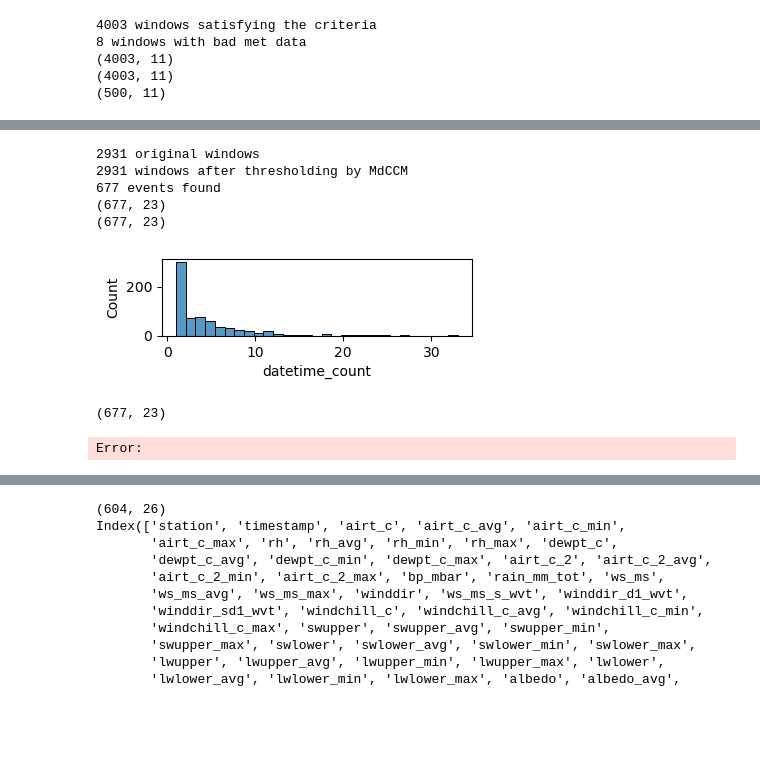
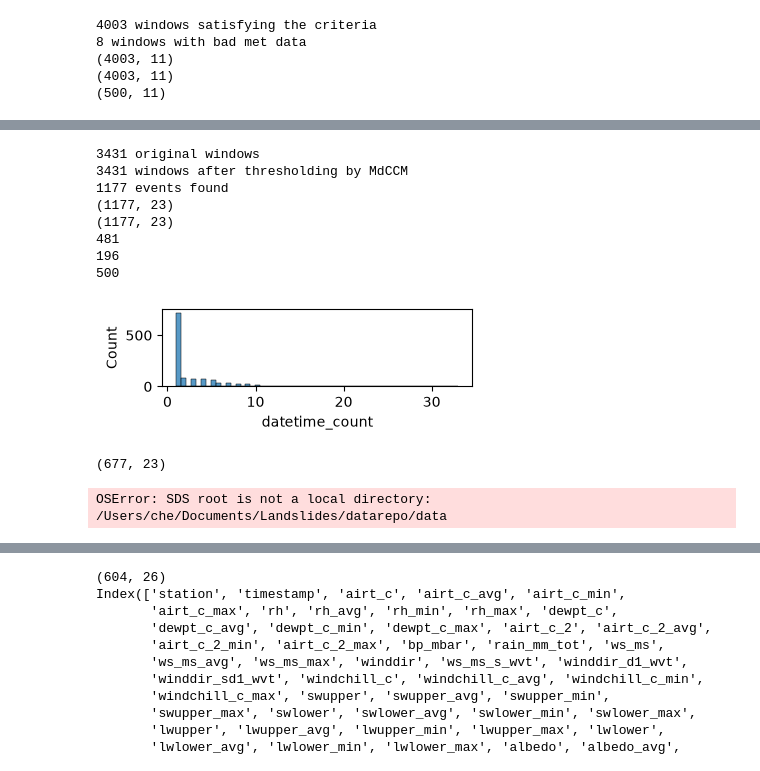
Before and after one commit to csaundersshultz/Barry_Infrasound, a Jupyter notebook: event_gathering.ipynb, the cells around one changed output, grey strips where cells are left out. Drawn from its saved outputs; the diff is of its cells as text; code cells hidden in the pictures; blank space fills up the shorter version.

Commit message:
added response testing, re-runs of event_gathering and forward_model

```diff
--- a/event_gathering.ipynb
+++ b/event_gathering.ipynb
@@ -111,25 +111,32 @@ import seaborn as sns
 import geopandas as gpd
 import matplotlib.patches as mpatches
 import seaborn as sns
+import matplotlib.dates as mdates
 
-df = pd.read_csv("data/lts/BAEI_LTS_results_ALL_wMet.csv")
+#df = pd.read_csv("data/lts/BAEI_LTS_results_ALL_wMet.csv")
+df = pd.read_csv(r"C:\Users\csaunders-shultz\OFFCLOUD\Landslides\usgs_mac\BAEI_LTS_results_ALL_wMet.csv", parse_dates=['datetime'])
 tdf = df
 print(tdf.shape)
 
 # Set up first pass of filters
 tdf = df.loc[ (df['Backaz']>270) ] #| (df['Backaz']<10)]
 #tdf = tdf.loc[ tdf['datetime'].dt.year.isin([2022,2023, 2024,2025])]
-#tdf = tdf.loc[ tdf['datetime'].dt.month.isin( [6, 7,8,9, 10])]
+#tdf = tdf.loc[ tdf['datetime'].dt.month.isin( [6, 7, 8,9, 10])]
 #tdf = tdf.loc[(tdf['MdCCM']>0.2)]
-tdf = tdf.loc[ (tdf['Sigma_tau']<0.03)]
+
+tdf = tdf.loc[ (tdf['vel_corrected_5C']>=0.3) & (tdf['vel_corrected_5C']<=0.38) ]
+print(f"Windows before sigma tau filter: {len(tdf)}")
+tdf = tdf.loc[ (tdf['Sigma_tau']<0.02)]
 print(f"windows after minimal filtering {len(tdf)}" )
 #tdf['Backaz_zerocentered'] = ((tdf['Backaz'] + 180) % 360) - 180 # useful for plotting BAIS data
 
 fig,ax = plt.subplots(figsize=(10,6))
 
 #File or files produced from forward_model.ipynb
-gfile = "data/BAEI_landslide_AzVel.gpkg"
+#gfile = "data/BAEI_landslide_AzVel.gpkg"
 gfile2= "data/BAEI_landslide_AzVel_ST01_DROPPED.gpkg"
+gfile = "data/BAEI_landslide_AzVel_new.gpkg"
+#gfile2 = "data/BAEI_landslide_AzVel_ST01DROPPED_new.gpkg"
 gfiles = [gfile, gfile2]
 linestyles = ['-', ':', '--', '-.', (0,(5,1))]  # at least one per gfile
 file_labels = ["All stations", "st01 dropped"]
@@ -169,6 +176,7 @@ ax.set_xlim(270,360)
 ax.set_ylim(0.3, 0.38)
 
 
+
 xrange, yrange = (278, 292), (0.32, 0.345)
 ax.add_patch(mpatches.Rectangle((xrange[0], yrange[0]), xrange[1]-xrange[0], yrange[1]-yrange[0],
                                 fc="none", ec='gray', linestyle='--', label='Selected Zones'))
@@ -179,9 +187,11 @@ ax.add_patch(mpatches.Rectangle((xrange[0], yrange[0]), xrange[1]-xrange[0], yra
 
 xrange, yrange = (326, 334), (0.328, 0.332)
 ax.add_patch(mpatches.Rectangle((xrange[0], yrange[0]), xrange[1]-xrange[0], yrange[1]-yrange[0],
-                                fc="none", ec='gray', linestyle='--'))
+                                fc="none", ec='whitesmoke', linestyle='--'))
 
-ax.set_title('LTS windows \n Sigma Tau<0.02')
+ax.set_title('2022 – 2025 LTS windows near landslide, with Sigma Tau<0.02 (n=409181)')
+ax.set_xlabel("Back-Azimuth [°]")
+ax.set_ylabel("Apparent Velocity [km/s, temperature corrected to 5°C]")
 ax.legend(ncols=2)
 # %% [output]
 (26154239, 10)
@@ -456,46 +440,62 @@ def group_by_event(
     #df = df.loc[df["sigma_tau"] >= sigma_tau_thresh]
     #print(f"{len(df)} windows after thresholding by Sigma Tau")
 
     # first add event_ids by grouping continuous detections together
     events = detect_events(
         df, sr=sr, allowable_skips=allowable_skips, time_col=time_col, mccm_col=mccm_col
     )
 
+    #Before aggregation, mask out glacier events so they each get a unique eventID
+    glacier_mask = events["label"].eq("Glacier")
+    events.loc[glacier_mask, "event_id"] = [
+        f"Glacier_{i}" for i in range(glacier_mask.sum())
+    ]
+
     # then aggregate statistics and groupby event_id
     if agg_dict == None:
         raise ValueError("Must supply agg_dict")
     event_stats = events.groupby("event_id").agg(agg_dict).reset_index()
 
     # flatten the multiindex
     event_stats.columns = [
         "_".join(column) for column in event_stats.columns.to_flat_index()
     ]
 
     # event_stats = event_stats.sort_values(f"{time_col}_min")
     print(f"{len(event_stats)} events found")
 
     return event_stats
 
+#add back in the glacier windows
+windows = pd.concat([windows, glacier_windows])
 events = group_by_event(windows, allowable_skips=1, agg_dict=agg_dict, thresh=0.2, time_col='datetime',  )
 print(events.shape)
 events = events.loc[events['label_nunique']==1]
 print(events.shape)
+print(len(events.loc[events['label_first']=='Kite']))
+print(len(events.loc[events['label_first']=='Prow']))
+print(len(events.loc[events['label_first']=='Glacier']))
 fig,ax= plt.subplots(figsize=(4,1))
 sns.histplot(data=events, x='datetime_count')
-events.to_csv("data/lts_events_2022_2026March_events_allmonths.csv", index=False)
+#events.to_csv("data/lts_events_2022_2026March_events_allmonths.csv", index=False)
+events.to_csv(r"C:\Users\csaunders-shultz\OFFCLOUD\Landslides\dggs_computer\lts_events_2022_2026March_events_allmonths.csv", index=False)
 # %% [output]
-2931 original windows
-2931 windows after thresholding by MdCCM
-677 events found
-(677, 23)
-(677, 23)
+3431 original windows
+3431 windows after thresholding by MdCCM
+1177 events found
+(1177, 23)
+(1177, 23)
+481
+196
+500
-[figure, old version]
+[figure, new version]
 # %%
+#Extract pressure using data from locally stored data
 import numpy as np
 import pandas as pd
 from obspy.core import UTCDateTime as UTC
-from obspy.clients.filesystem.sds import Client as SDS_Client
-from obspy.clients.fdsn import Client as FDSN_Client
+#from obspy.clients.filesystem.sds import Client as SDS_Client
+#from obspy.clients.fdsn import Client as FDSN_Client
 
 def get_stream_from_local(
     network="AV",
@@ -513,11 +513,11 @@ def get_stream_from_local(
 ):
 
     # try:
-    sds_client = SDS_Client("/Users/che/Documents/Landslides/datarepo/data")
-    doy = starttime.julday
+    #sds_client = SDS_Client("/Users/che/Documents/Landslides/datarepo/data")
+    #doy = starttime.julday
     #note, even though doy is static, multiple days can be requested and will work with this.
-    fmt = "{network}/{year}/{doy:03d}/{station}.{network}.{year}.{doy:03d}"
-    sds_client.FMTSTR = fmt
+    #fmt = "{network}/{year}/{doy:03d}/{station}.{network}.{year}.{doy:03d}"
+    #sds_client.FMTSTR = fmt
     st = sds_client.get_waveforms(
         network,
         station,
@@ -579,14 +579,15 @@ def extract_pressure_for_events(events_df):
     events_df["Duration_seconds"] = event_durations
     return events_df
 
-events = pd.read_csv("data/lts_events_2022_2026March_allmonths.csv", parse_dates=[1,2])
+#events = pd.read_csv("data/lts_events_2022_2026March_allmonths.csv", parse_dates=[1,2])
 print(events.shape)
 events_wp = extract_pressure_for_events(events)
 events_wp['Infrasound_param'] = events['Pressure'] * events['Duration_seconds']
 print(events_wp.shape)
 #events_wp.to_csv("data/lts_events_2022_2026March_allmonths_wPressure.csv", index=False)
+events.to_csv(r"C:\Users\csaunders-shultz\OFFCLOUD\Landslides\dggs_computer\lts_events_2022_2026March_events_allmonths_wPressure.csv", index=False)
 
 # ^ This same function was run to extract pressure for the glacier windows
 # %% [output]
 (677, 23)
-Error:
+OSError: SDS root is not a local directory: /Users/che/Documents/Landslides/datarepo/data
```
Also changed, not shown: parts of 4 cells of this notebook, 8 other files.
